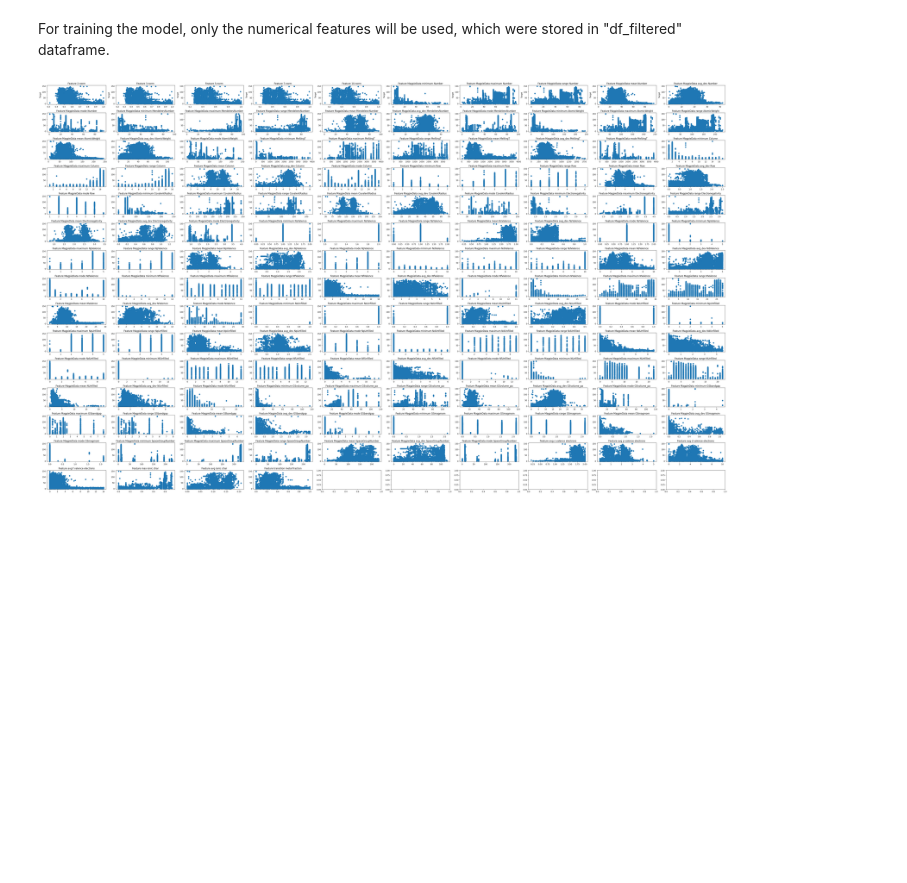
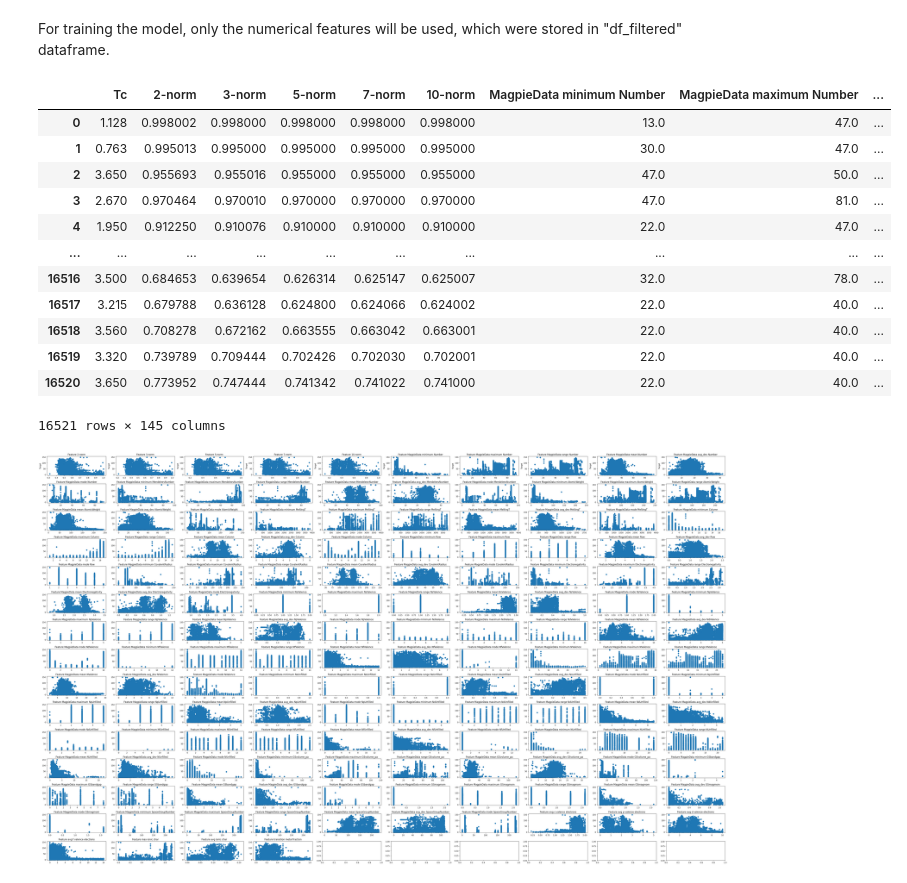
Before and after one commit to CassarGroup/IC---Interpretable-models-for-Tc-prediction, a Jupyter notebook: Other_files/SuperconDataset.ipynb, the cells around one changed output. Cells and saved outputs as stored; diff of their text form; code cells hidden in the pictures; blank space fills up the shorter version.

```diff
--- a/Other_files/SuperconDataset.ipynb
+++ b/Other_files/SuperconDataset.ipynb
@@ -55,6 +54,21 @@ display(df)
 For training the model, only the numerical features will be used, which were stored in "df_filtered" dataframe.
 # %%
 df_filtered = df.select_dtypes(include=["float64"])
+df_filtered
+# %% [output]
+|  | Tc | 2-norm | 3-norm | 5-norm | 7-norm | 10-norm | MagpieData minimum Number | MagpieData maximum Number | ... |
+| 0 | 1.128 | 0.998002 | 0.998000 | 0.998000 | 0.998000 | 0.998000 | 13.0 | 47.0 | ... |
+| 1 | 0.763 | 0.995013 | 0.995000 | 0.995000 | 0.995000 | 0.995000 | 30.0 | 47.0 | ... |
+| 2 | 3.650 | 0.955693 | 0.955016 | 0.955000 | 0.955000 | 0.955000 | 47.0 | 50.0 | ... |
+| 3 | 2.670 | 0.970464 | 0.970010 | 0.970000 | 0.970000 | 0.970000 | 47.0 | 81.0 | ... |
+| 4 | 1.950 | 0.912250 | 0.910076 | 0.910000 | 0.910000 | 0.910000 | 22.0 | 47.0 | ... |
+| ... | ... | ... | ... | ... | ... | ... | ... | ... | ... |
+| 16516 | 3.500 | 0.684653 | 0.639654 | 0.626314 | 0.625147 | 0.625007 | 32.0 | 78.0 | ... |
+| 16517 | 3.215 | 0.679788 | 0.636128 | 0.624800 | 0.624066 | 0.624002 | 22.0 | 40.0 | ... |
+| 16518 | 3.560 | 0.708278 | 0.672162 | 0.663555 | 0.663042 | 0.663001 | 22.0 | 40.0 | ... |
+| 16519 | 3.320 | 0.739789 | 0.709444 | 0.702426 | 0.702030 | 0.702001 | 22.0 | 40.0 | ... |
+| 16520 | 3.650 | 0.773952 | 0.747444 | 0.741342 | 0.741022 | 0.741000 | 22.0 | 40.0 | ... |
+16521 rows × 145 columns
 # %%
 fig, axs = plt.subplots(15, 10, figsize=(50, 30))
 count = 0
```
Also changed, not shown: parts of 1 cell of this notebook, 2 other files.
